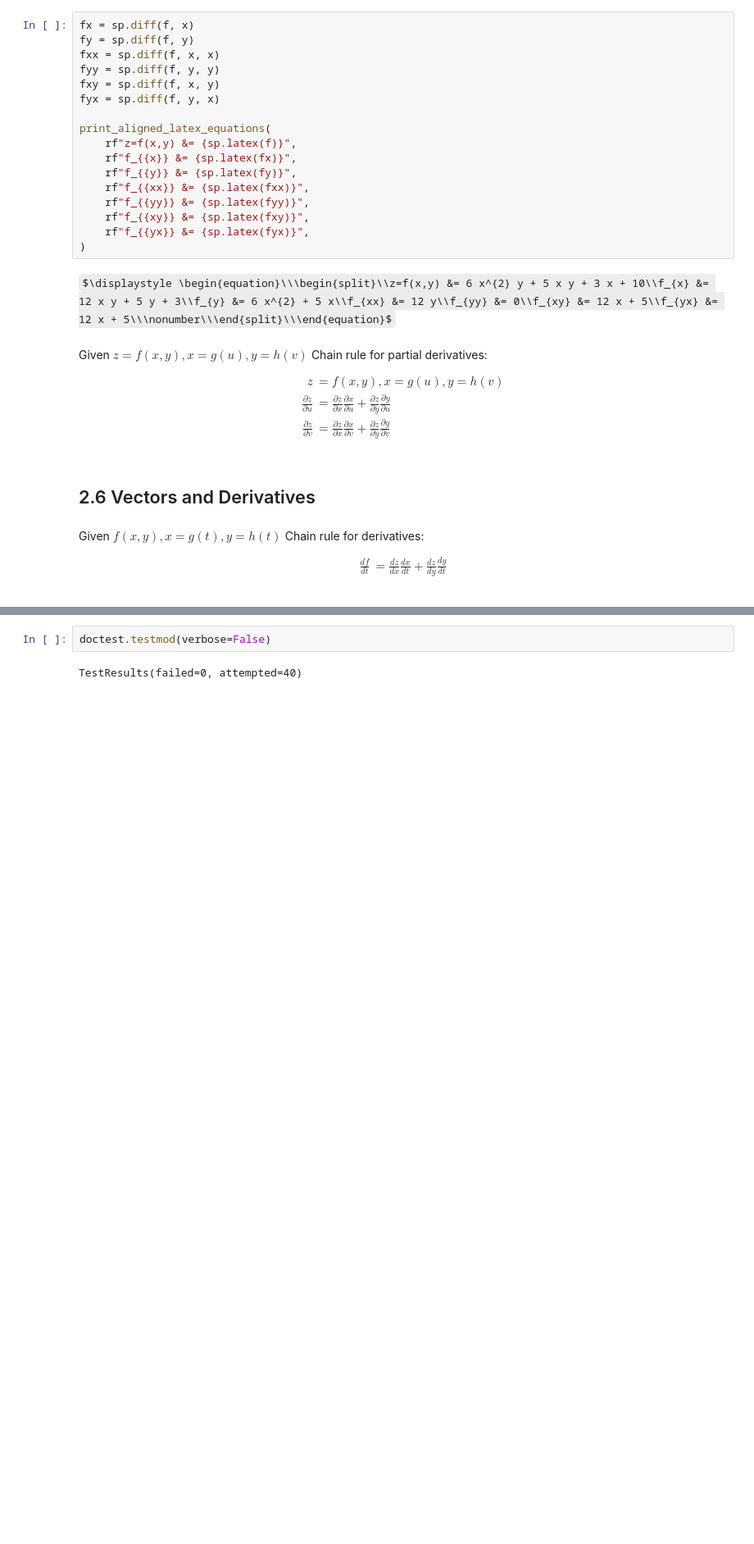
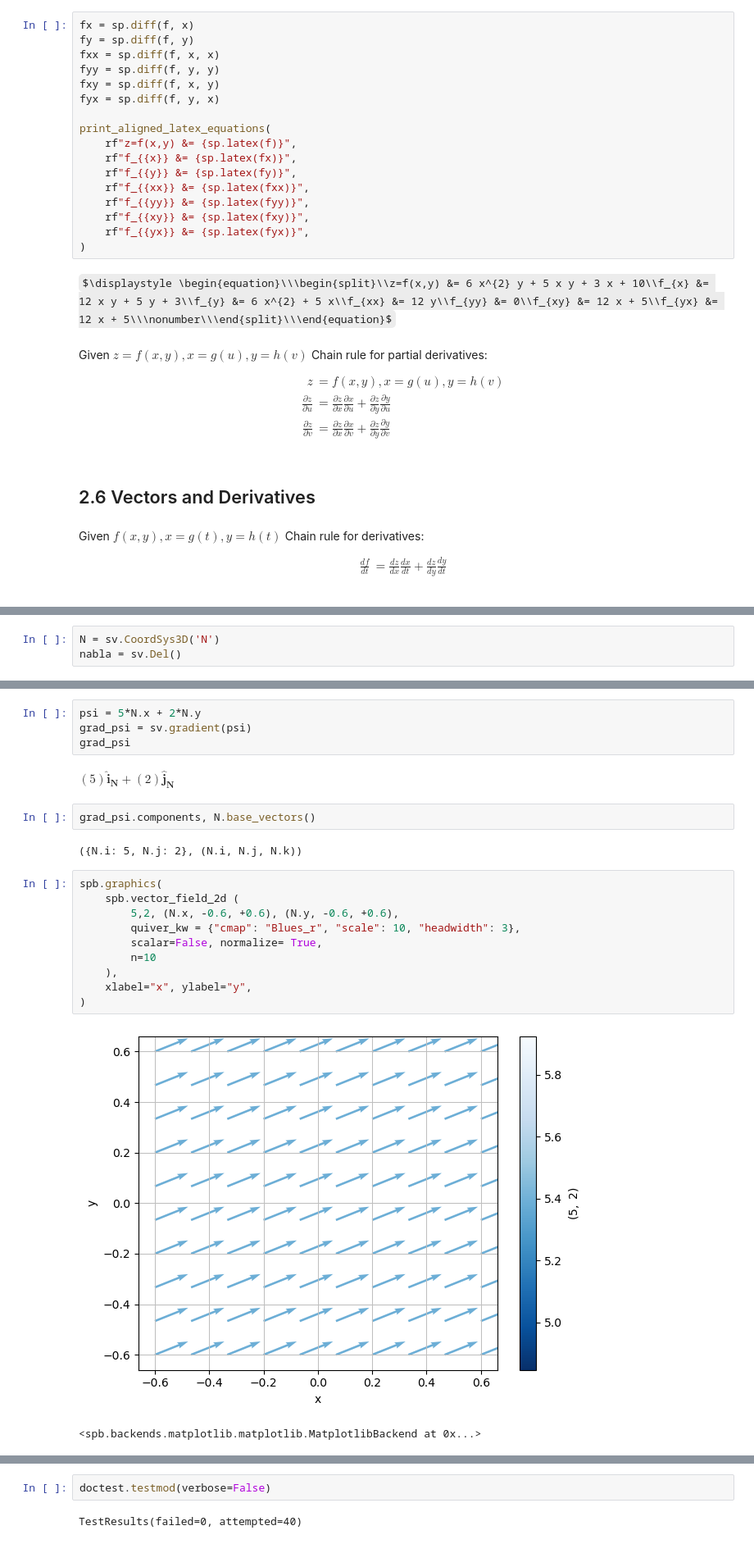
Before and after one commit to JonnyRed/Vectors-and-Tensors, a Jupyter notebook: Section-2-Vector-Operations.ipynb, the cells around one changed output, grey strips where cells are left out. Shown at 82% size. Cells and saved outputs as stored; diff of their text form; some formulas as TeX source; blank space fills up the shorter version.

Commit message:
feat: Formulas, Plots and problem 2.1
Left some section of text body incomplete see
TODO list

```diff
--- a/Section-2-Vector-Operations.ipynb
+++ b/Section-2-Vector-Operations.ipynb
@@ -383,0 +407,3 @@ Given $f(x, y), x = g(t), y = h(t)$ Chain rule for derivatives:
+# %%
+N = sv.CoordSys3D('N')
+nabla = sv.Del()
@@ -383,0 +437,23 @@ Given $f(x, y), x = g(t), y = h(t)$ Chain rule for derivatives:
+# %%
+psi = 5*N.x + 2*N.y
+grad_psi = sv.gradient(psi)
+grad_psi
+# %% [output]
+$\displaystyle \left(5\right)\mathbf{\hat{i}_{N}} + \left(2\right)\mathbf{\hat{j}_{N}}$
+# %%
+grad_psi.components, N.base_vectors()
+# %% [output]
+({N.i: 5, N.j: 2}, (N.i, N.j, N.k))
+# %%
+spb.graphics(
+    spb.vector_field_2d (
+        5,2, (N.x, -0.6, +0.6), (N.y, -0.6, +0.6),
+        quiver_kw = {"cmap": "Blues_r", "scale": 10, "headwidth": 3},
+        scalar=False, normalize= True,
+        n=10
+    ),
+    xlabel="x", ylabel="y",
+)
+# %% [output]
+[figure, added]
+<spb.backends.matplotlib.matplotlib.MatplotlibBackend at 0x...>
```
Also changed, not shown: parts of 22 cells of this notebook.
